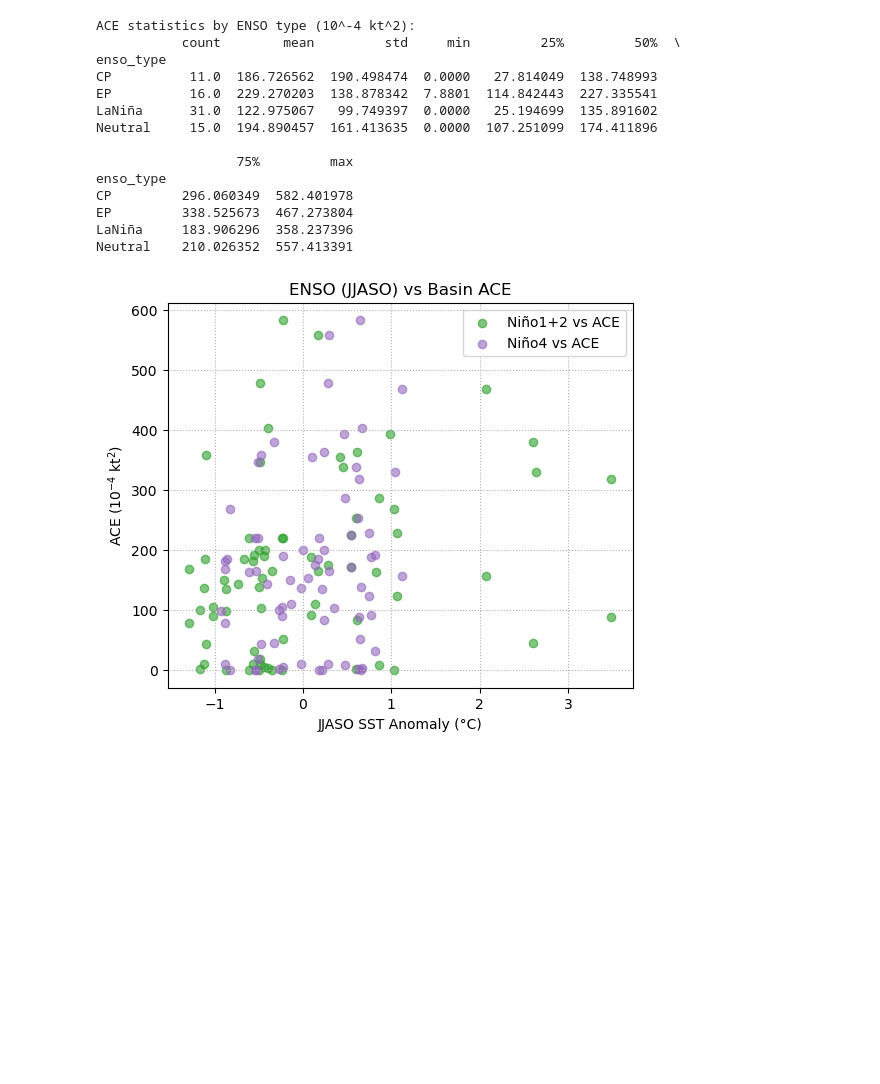
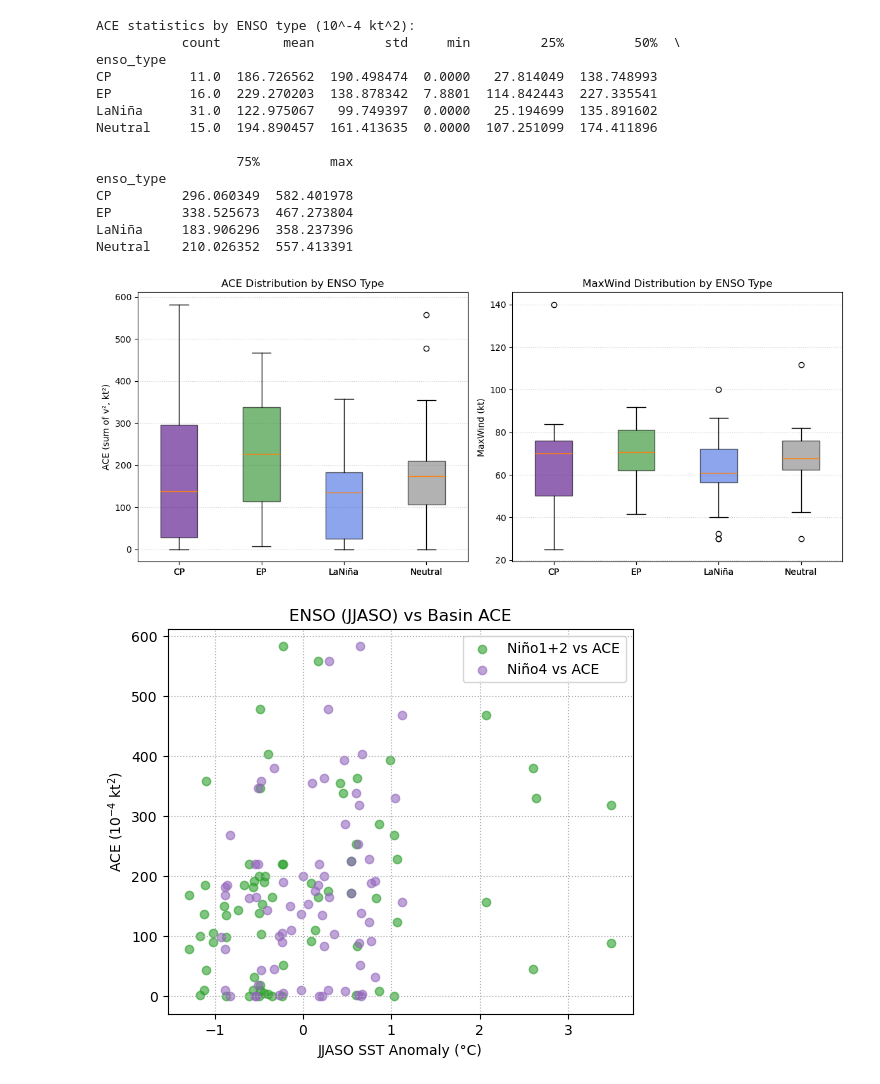
Before and after one commit to erinsatmosphere/ATMS_596_Final, a Jupyter notebook: ATMS_596_Final.ipynb, the cells around one changed output. Drawn from its saved outputs; the diff is of its cells as text; code cells hidden in the pictures; blank space fills up the shorter version.

Commit message:
Update code and interpretations

```diff
--- a/ATMS_596_Final.ipynb
+++ b/ATMS_596_Final.ipynb
@@ -1595,6 +1602,77 @@ CP         296.060349  582.401978
 EP         338.525673  467.273804
 LaNiña     183.906296  358.237396
 Neutral    210.026352  557.413391
+# %%
+# plot ENSO maxwind and ACE distributions
+
+# ENSO color mapping
+enso_colors = {
+    'CP': 'indigo',
+    'EP': 'forestgreen',
+    'LaNiña': 'royalblue',
+    'Neutral': 'gray'
+}
+
+# order ENSO types for consistency
+enso_order = ['CP', 'EP', 'LaNiña', 'Neutral']
+
+# prepare data
+ace_data = [df_merged[df_merged['enso_type']==t]['ACE'] for t in enso_order]
+mw_data  = [df_merged[df_merged['enso_type']==t]['MaxWind'] for t in enso_order]
+colors   = [enso_colors[t] for t in enso_order]
+
+fig, axes = plt.subplots(1, 2, figsize=(12,5), sharex=True)
+
+# LEFT PANEL: ACE
+bp1 = axes[0].boxplot(
+    ace_data,
+    labels=enso_order,
+    patch_artist=True
+)
+
+for patch, color in zip(bp1['boxes'], colors):
+    patch.set_facecolor(color)
+    patch.set_alpha(0.6)
+
+axes[0].set_title('ACE Distribution by ENSO Type')
+axes[0].set_ylabel('ACE (sum of v², kt²)')
+axes[0].grid(axis='y', linestyle=':', alpha=0.6)
+
+# RIGHT PANEL: MaxWind
+bp2 = axes[1].boxplot(
+    mw_data,
+    labels=enso_order,
+    patch_artist=True
+)
+
+for patch, color in zip(bp2['boxes'], colors):
+    patch.set_facecolor(color)
+    patch.set_alpha(0.6)
+
+axes[1].set_title('MaxWind Distribution by ENSO Type')
+axes[1].set_ylabel('MaxWind (kt)')
+axes[1].grid(axis='y', linestyle=':', alpha=0.6)
+
+plt.tight_layout()
+plt.show()
+
+# INTERPRETATION:
+#
+# - CP and EP show the largest ACE interannual spread, matching the descriptive statistics where both groups have high standard deviations and wide 25–75% ranges.
+# - EP has the highest median ACE and a tighter upper-quartile structure than CP, consistent with EP’s higher mean ACE (229) and more consistently active seasons.
+# - CP has the widest ACE distribution, including the single highest ACE year (>580), matching the descriptive stats showing CP has the largest max value
+#   and highest variability despite a lower mean (186).
+# - La Niña ACE values are tightly clustered and consistently low, matching the descriptive stats (mean ~123, smallest IQR), reinforcing that La Niña suppresses basin-wide activity.
+# - Neutral years show moderate ACE with a long upper tail, consistent with the stats (mean ~195, wide std), indicating that Neutral years can occasionally be very
+#   active despite lacking a strong ENSO signal.
+# - MaxWind distributions show small differences across ENSO types, consistent with later statistical results where all pairwise intensity comparisons are
+#   non-significant and means fall between ~60–70 kt.
+# - EP has slightly higher median MaxWind, matching its small mean advantage (~70 kt), but still overlaps strongly with all other groups.
+# - La Niña has the lowest MaxWind median and several low outliers, aligning with its generally weaker storm seasons but still not statistically distinct.
+# - The boxplots support the overall statistical conclusions: ENSO flavor affects seasonal ACE distributions (especially EP vs La Niña), while MaxWind remains broadly
+#   similar across all ENSO types.
+# %% [output]
+[figure, added]
 # %%
 # scatter: ENSO indices vs ACE (does stronger EP/CP signal co-vary with basin ACE?)
 
```
Also changed, not shown: parts of 57 cells of this notebook.
